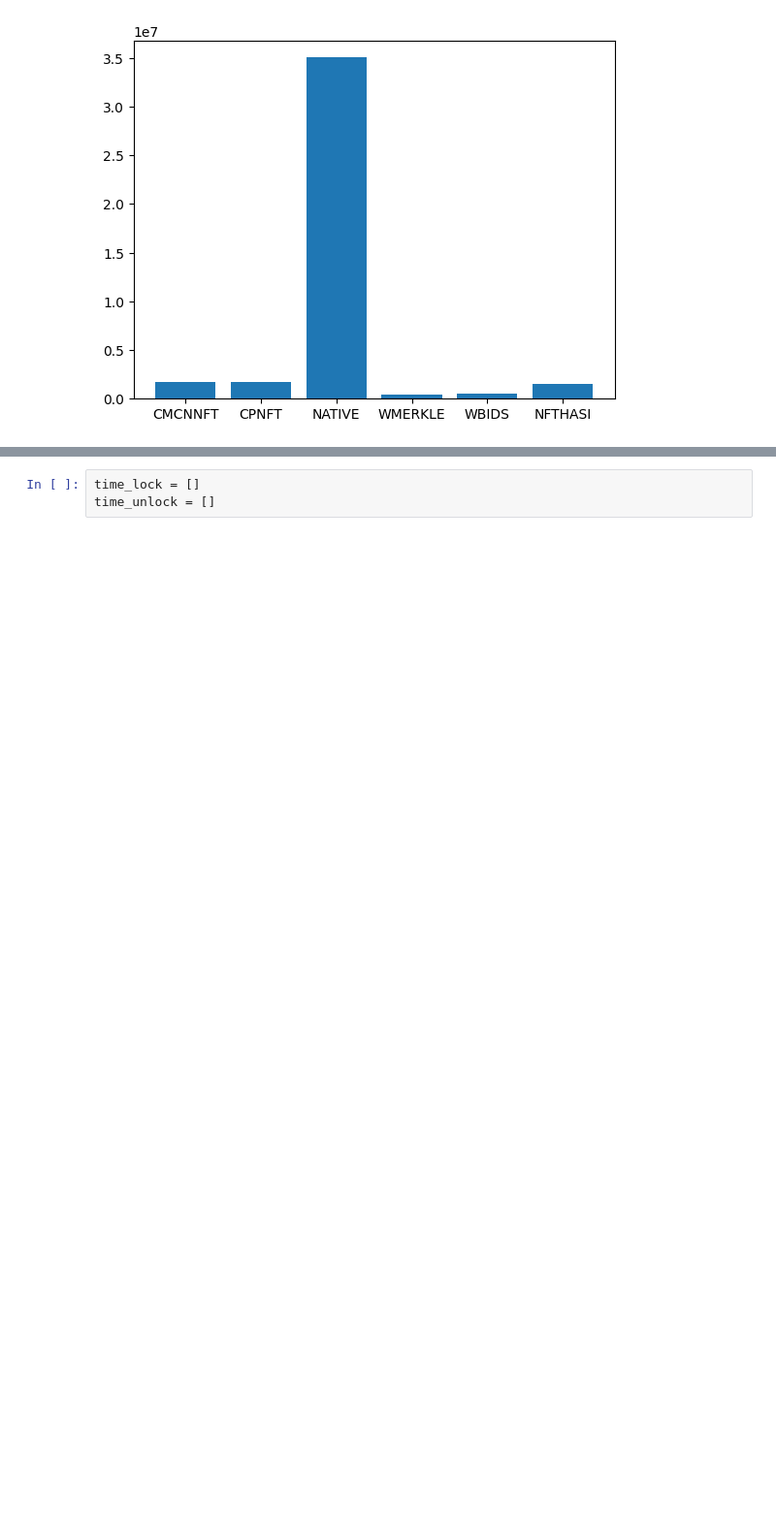
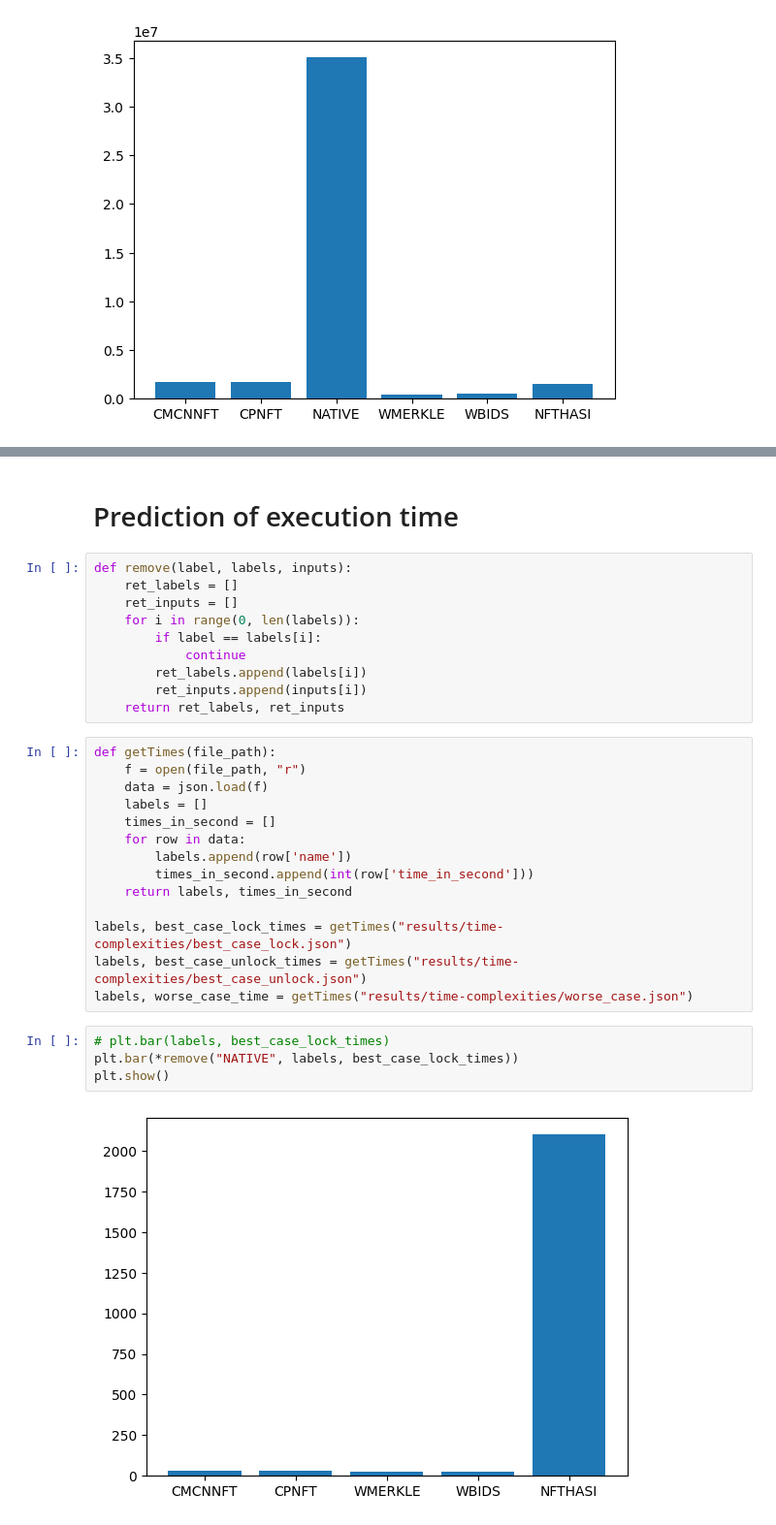
Before and after one commit to denes710/rollup-bridge-measurements, a Jupyter notebook: figures.ipynb, the cells around one changed output, grey strips where cells are left out. Shown: that part at 97% size. Saved outputs shown, nothing was run; the diff lists cells and outputs as text; blank space fills up the shorter version.

Commit message:
progress: time-complexity and trust measurement added

```diff
--- a/figures.ipynb
+++ b/figures.ipynb
@@ -467,3 +464,32 @@ plt.show()
+# %% [markdown]
+# Prediction of execution time
+# %%
+def remove(label, labels, inputs):
+    ret_labels = []
+    ret_inputs = []
+    for i in range(0, len(labels)):
+        if label == labels[i]:
+            continue
+        ret_labels.append(labels[i])
+        ret_inputs.append(inputs[i])
+    return ret_labels, ret_inputs
 # %%
-time_lock = []
-time_unlock = []
+def getTimes(file_path):
+    f = open(file_path, "r")
+    data = json.load(f)
+    labels = []
+    times_in_second = []
+    for row in data:
+        labels.append(row['name'])
+        times_in_second.append(int(row['time_in_second']))
+    return labels, times_in_second
+
+labels, best_case_lock_times = getTimes("results/time-complexities/best_case_lock.json")
+labels, best_case_unlock_times = getTimes("results/time-complexities/best_case_unlock.json")
+labels, worse_case_time = getTimes("results/time-complexities/worse_case.json")
+# %%
+# plt.bar(labels, best_case_lock_times)
+plt.bar(*remove("NATIVE", labels, best_case_lock_times))
+plt.show()
+# %% [output]
+[figure, added]
```
Also changed, not shown: parts of 17 cells of this notebook, 9 other files.
